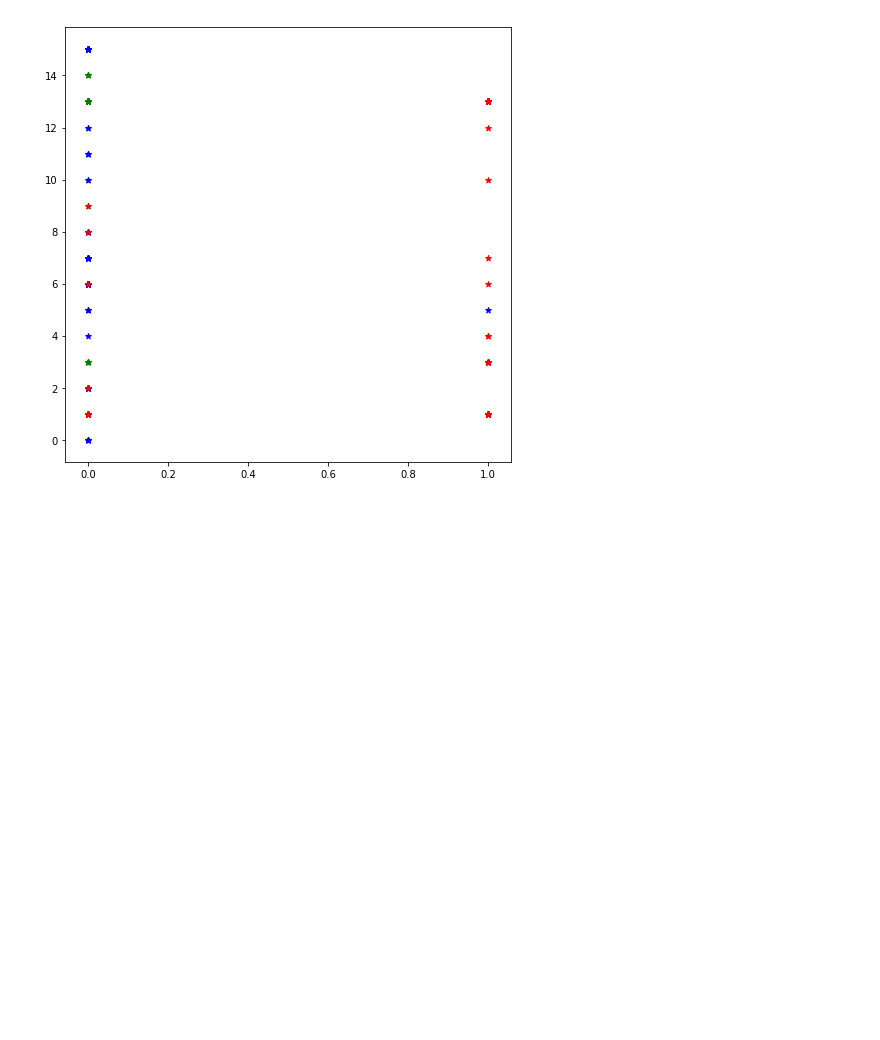
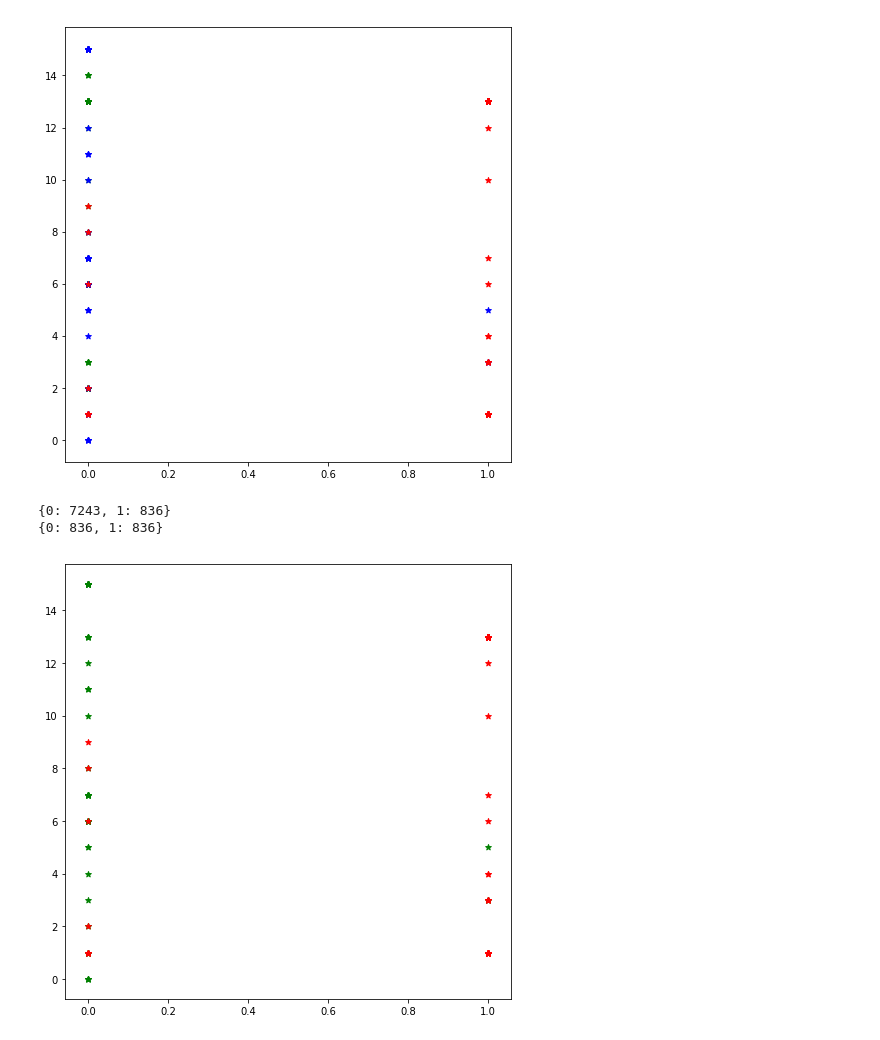
Before and after one commit to tajwarfahim/CS-229A-Project-Machine-Learning, a Jupyter notebook: code/project.ipynb, the cells around one changed output. Cells and saved outputs as stored; diff of their text form; code cells hidden in the pictures; blank space fills up the shorter version.

```diff
--- a/code/project.ipynb
+++ b/code/project.ipynb
@@ -110,3 +110,14 @@ print(model.get_per_class_accuracy(training_dataset_1.get_X(), training_dataset_
 visualize_dataset(even_dataset_split.get_separated_dataset(), 100, 4, 3)
 # %% [output]
 [figure]
+# %%
+bn_reader = Binary_Dataset_Reader(file_name, "excel")
+total_dt = bn_reader.get_total_dataset()
+print(total_dt.get_class_distribution())
+# %% [output]
+{0: 7243, 1: 836}
+{0: 836, 1: 836}
+# %%
+visualize_dataset(bn_reader.get_separated_dataset(), 100, 4, 3)
+# %% [output]
+[figure, added]
```
Also changed, not shown: parts of 10 cells of this notebook, 3 other files.
